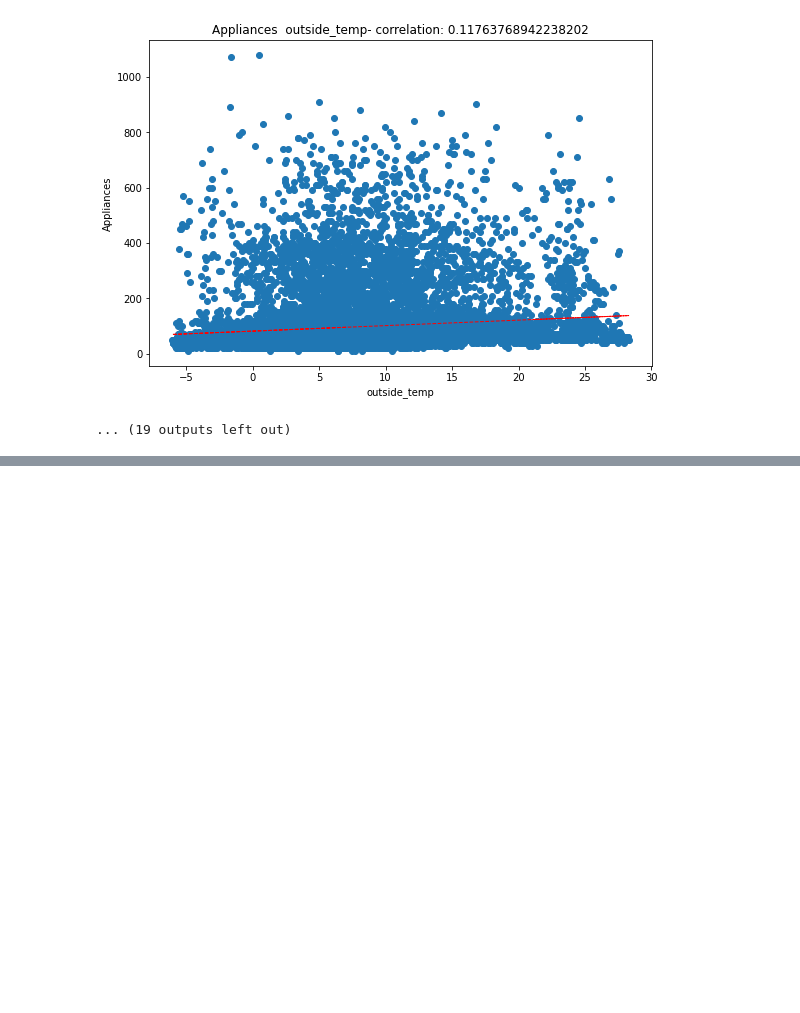
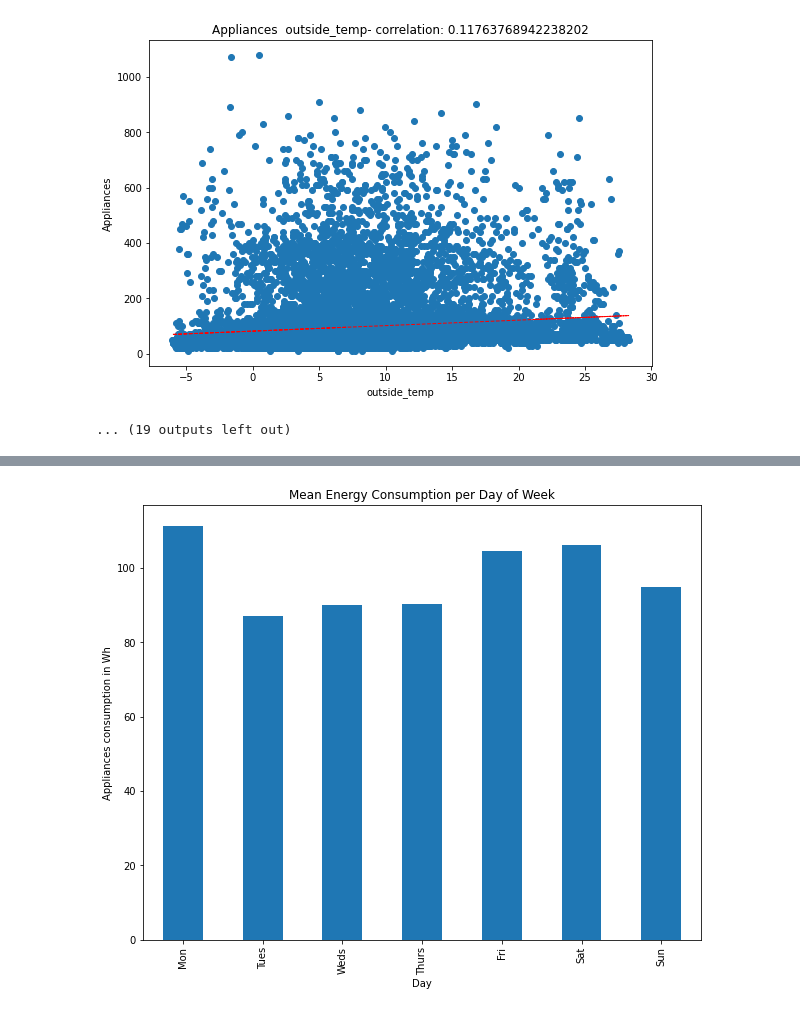
Before and after one commit to raushan9jnv/Appliances-Energy-Prediction, a Jupyter notebook: Appliances_Energy_Prediction.ipynb, the cells around one changed output, grey strips where cells are left out. Saved outputs shown, nothing was run; the diff lists cells and outputs as text; code cells hidden in the pictures; blank space fills up the shorter version.

```diff
--- a/Appliances_Energy_Prediction.ipynb
+++ b/Appliances_Energy_Prediction.ipynb
@@ -293,0 +341,11 @@ plt.show()
+# %%
+# Plot of Mean Energy Consumption per Day of Week
+daily('Appliances').plot(kind = 'bar', figsize=(10,8))
+ticks = list(range(0, 7, 1))
+labels = "Mon Tues Weds Thurs Fri Sat Sun".split()
+plt.xlabel('Day')
+plt.ylabel('Appliances consumption in Wh')
+plt.title('Mean Energy Consumption per Day of Week')
+plt.xticks(ticks, labels);
+# %% [output]
+[figure, added]
```
Also changed, not shown: parts of 7 cells of this notebook.
